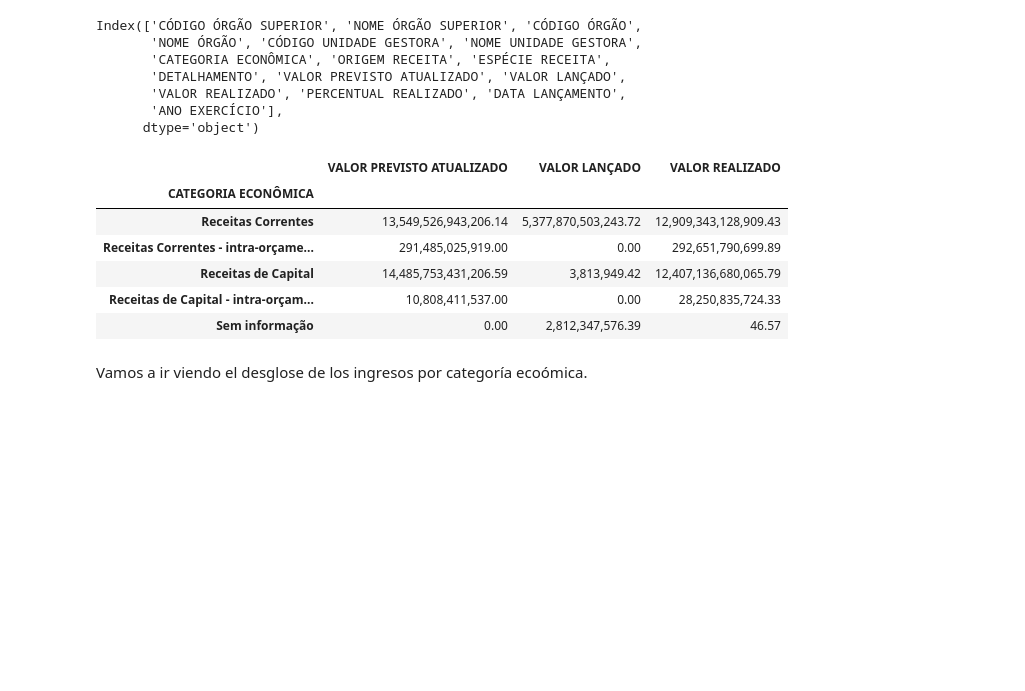
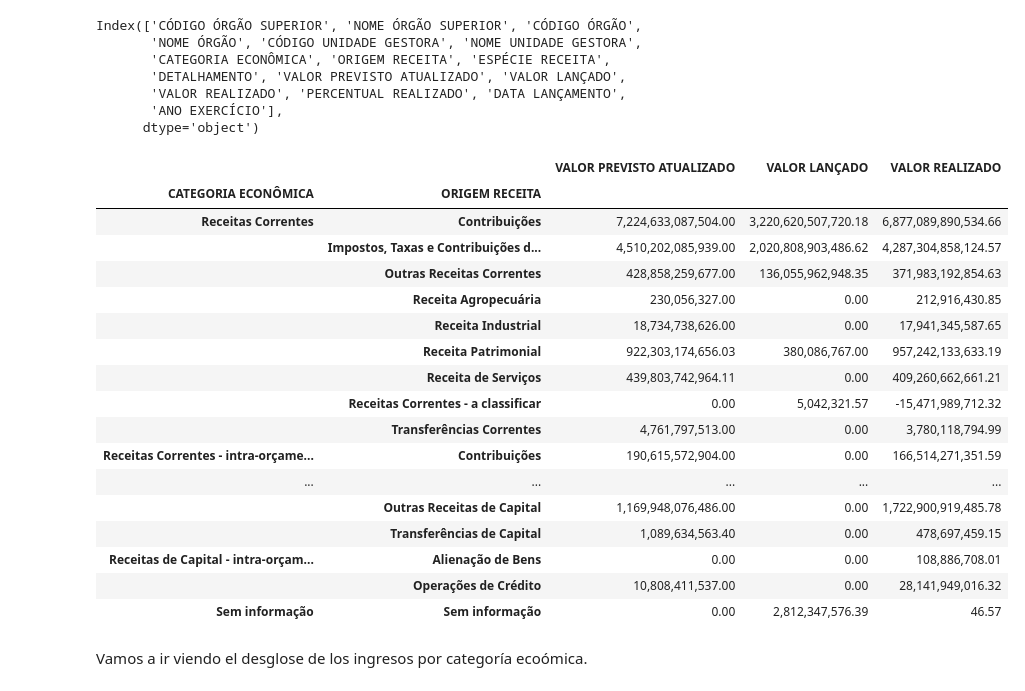
Before and after one commit to Gabijc/Proyecto2-Insights-Brasil, a Jupyter notebook: Análisis_categorías.ipynb, the cells around one changed output. Saved outputs shown, nothing was run; the diff lists cells and outputs as text; code cells hidden in the pictures; blank space fills up the shorter version.

```diff
--- a/Análisis_categorías.ipynb
+++ b/Análisis_categorías.ipynb
@@ -46,16 +46,27 @@ Index(['CÓDIGO ÓRGÃO SUPERIOR', 'NOME ÓRGÃO SUPERIOR', 'CÓDIGO ÓRGÃO',
        'ANO EXERCÍCIO'],
       dtype='object')
 # %%
-ingresos_cat = datos_brasil.groupby("CATEGORIA ECONÔMICA")[["VALOR PREVISTO ATUALIZADO", "VALOR LANÇADO","VALOR REALIZADO"]].sum().round(2)
+ingresos_cat = datos_brasil.groupby(["CATEGORIA ECONÔMICA", "ORIGEM RECEITA"])[["VALOR PREVISTO ATUALIZADO", "VALOR LANÇADO","VALOR REALIZADO"]].sum().round(2)
 ingresos_cat
 # %% [output]
-|  | VALOR PREVISTO ATUALIZADO | VALOR LANÇADO | VALOR REALIZADO |
-| CATEGORIA ECONÔMICA |  |  |  |
-| Receitas Correntes | 13,549,526,943,206.14 | 5,377,870,503,243.72 | 12,909,343,128,909.43 |
-| Receitas Correntes - intra-orçame... | 291,485,025,919.00 | 0.00 | 292,651,790,699.89 |
-| Receitas de Capital | 14,485,753,431,206.59 | 3,813,949.42 | 12,407,136,680,065.79 |
-| Receitas de Capital - intra-orçam... | 10,808,411,537.00 | 0.00 | 28,250,835,724.33 |
-| Sem informação | 0.00 | 2,812,347,576.39 | 46.57 |
+|  |  | VALOR PREVISTO ATUALIZADO | VALOR LANÇADO | VALOR REALIZADO |
+| CATEGORIA ECONÔMICA | ORIGEM RECEITA |  |  |  |
+| Receitas Correntes | Contribuições | 7,224,633,087,504.00 | 3,220,620,507,720.18 | 6,877,089,890,534.66 |
+|  | Impostos, Taxas e Contribuições d... | 4,510,202,085,939.00 | 2,020,808,903,486.62 | 4,287,304,858,124.57 |
+|  | Outras Receitas Correntes | 428,858,259,677.00 | 136,055,962,948.35 | 371,983,192,854.63 |
+|  | Receita Agropecuária | 230,056,327.00 | 0.00 | 212,916,430.85 |
+|  | Receita Industrial | 18,734,738,626.00 | 0.00 | 17,941,345,587.65 |
+|  | Receita Patrimonial | 922,303,174,656.03 | 380,086,767.00 | 957,242,133,633.19 |
+|  | Receita de Serviços | 439,803,742,964.11 | 0.00 | 409,260,662,661.21 |
+|  | Receitas Correntes - a classificar | 0.00 | 5,042,321.57 | -15,471,989,712.32 |
+|  | Transferências Correntes | 4,761,797,513.00 | 0.00 | 3,780,118,794.99 |
+| Receitas Correntes - intra-orçame... | Contribuições | 190,615,572,904.00 | 0.00 | 166,514,271,351.59 |
+| ... | ... | ... | ... | ... |
+|  | Outras Receitas de Capital | 1,169,948,076,486.00 | 0.00 | 1,722,900,919,485.78 |
+|  | Transferências de Capital | 1,089,634,563.40 | 0.00 | 478,697,459.15 |
+| Receitas de Capital - intra-orçam... | Alienação de Bens | 0.00 | 0.00 | 108,886,708.01 |
+|  | Operações de Crédito | 10,808,411,537.00 | 0.00 | 28,141,949,016.32 |
+| Sem informação | Sem informação | 0.00 | 2,812,347,576.39 | 46.57 |
 # %%
 def info_cat_ec(dataframe, categoria):
 
```
Also changed, not shown: parts of 3 cells of this notebook.
